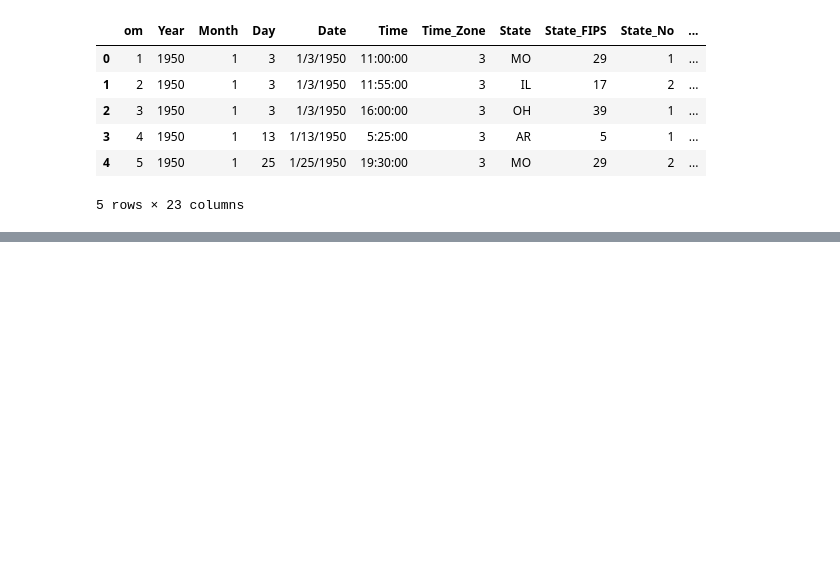
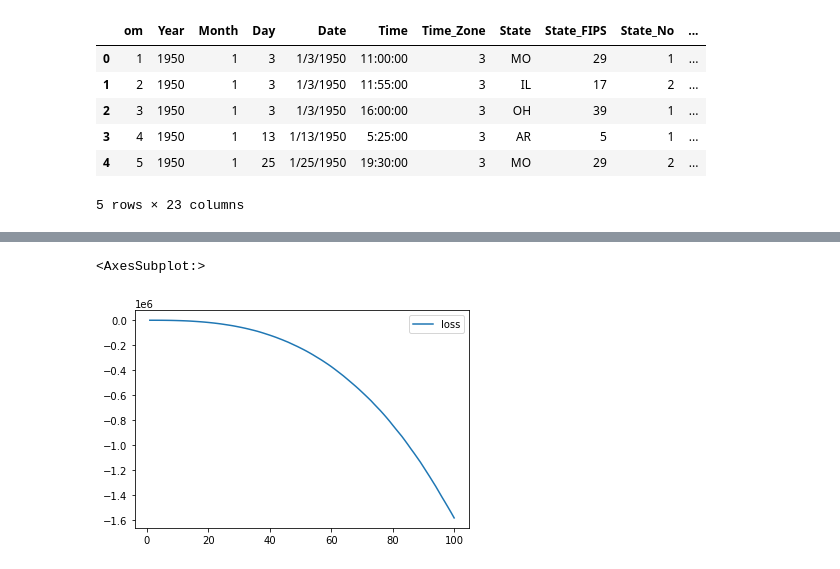
Before and after one commit to lmarksman/Project4, a Jupyter notebook: Final_Project_models.ipynb, the cells around one changed output, grey strips where cells are left out. Cells and saved outputs as stored; diff of their text form; code cells hidden in the pictures; blank space fills up the shorter version.

Commit message:
Adding intital model

```diff
--- a/Final_Project_models.ipynb
+++ b/Final_Project_models.ipynb
@@ -142,0 +162,27 @@ pd.read_sql_query('select * from tornado_data', con=engine).head()
+# %%
+X_train, X_test, y_train, y_test = train_test_split(tornado_data, y, test_size=0.2)
+# %%
+# Create a StandardScaler instances
+scaler = StandardScaler()
+
+# Fit the StandardScaler
+X_scaler = scaler.fit(X_train)
+
+# Scale the data
+X_train_scaled = X_scaler.transform(X_train)
+X_test_scaled = X_scaler.transform(X_test)
+# %%
+# Create the Keras Sequential model
+nn_model = tf.keras.models.Sequential()
+
+# Add our first Dense layer, including the input layer
+nn_model.add(tf.keras.layers.Dense(units=10, activation="relu", input_dim=70))
+
+# Second hidden layer
+nn_model.add(tf.keras.layers.Dense(units=10, activation="relu"))
+
+# Add the output layer that uses a probability activation function
+nn_model.add(tf.keras.layers.Dense(units=1, activation="sigmoid"))
+
+# Check the structure of the model
+nn_model.summary()
@@ -142,0 +204,6 @@ pd.read_sql_query('select * from tornado_data', con=engine).head()
+# %%
+# Compile the Sequential model together and customize metrics
+nn_model.compile(loss="binary_crossentropy", optimizer="adam", metrics=["accuracy"])
+
+# Fit the model to the training data
+fit_model = nn_model.fit(X_train_scaled, y_train, epochs=100)
@@ -142,0 +228,12 @@ pd.read_sql_query('select * from tornado_data', con=engine).head()
+# %%
+# Create a DataFrame containing training history
+history_df = pd.DataFrame(fit_model.history)
+
+# Increase the index by 1 to match the number of epochs
+history_df.index += 1
+
+# Plot the loss
+history_df.plot(y="loss")
+# %% [output]
+<AxesSubplot:>
+[figure, added]
```
Also changed, not shown: parts of 8 cells of this notebook.
